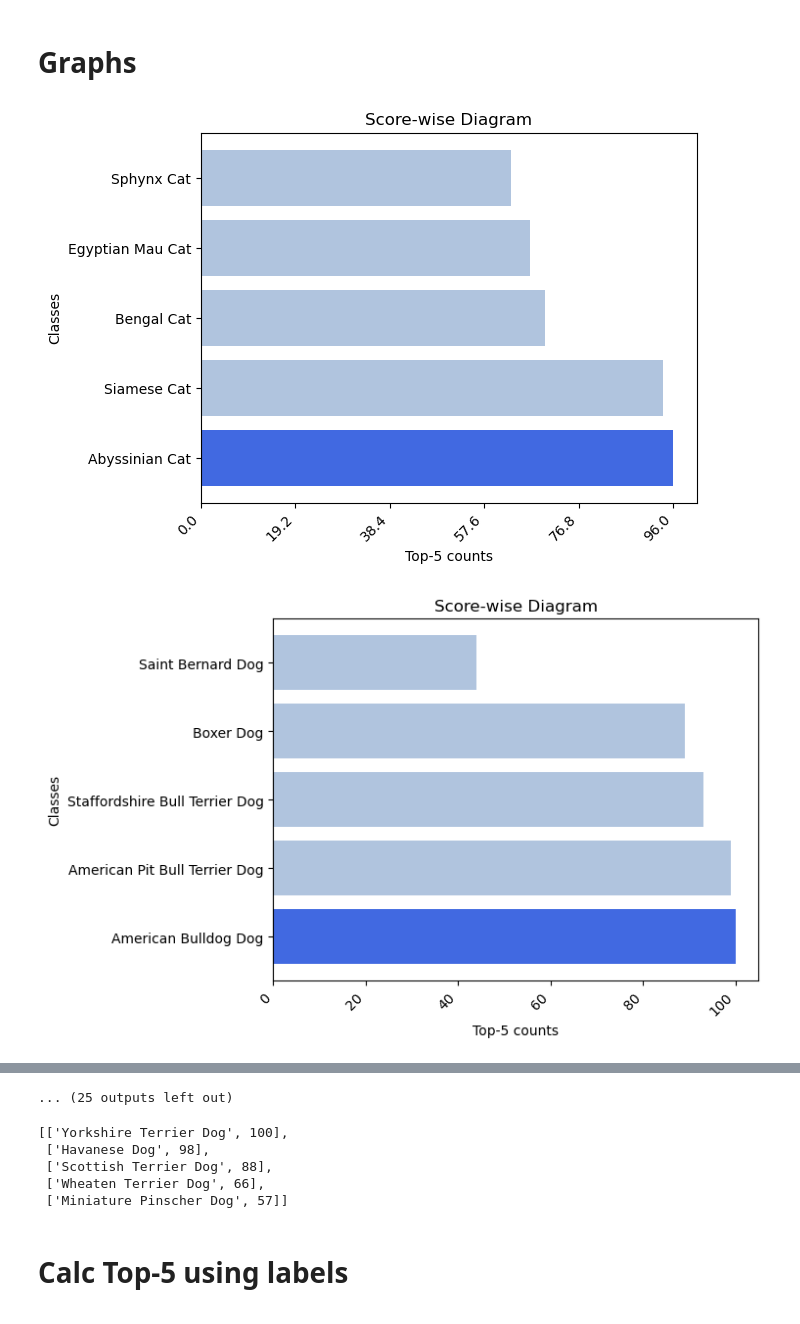
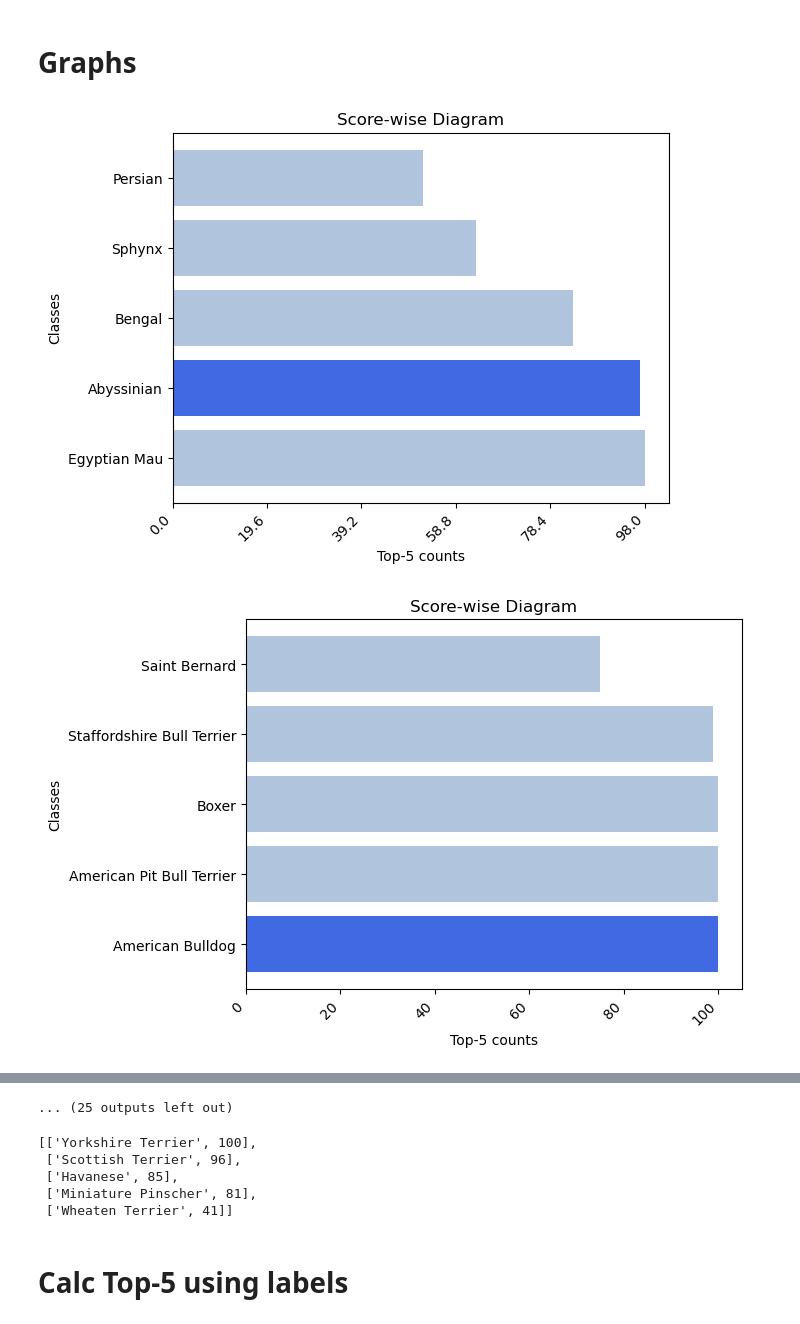
Before and after one commit to kushagra414/classify_by_description_release, a Jupyter notebook: Cacl_mean_std Oxford Pets.ipynb, the cells around one changed output, grey strips where cells are left out. Cells and saved outputs as stored; diff of their text form; code cells hidden in the pictures.

```diff
--- a/Cacl_mean_std Oxford Pets.ipynb
+++ b/Cacl_mean_std Oxford Pets.ipynb
@@ -252,11 +230,11 @@ def create_graph(actual_label, top5_pred):
     # Show the plot
     plt.show()
 # %%
-with open('top5.txt', 'r') as file:
+with open('oxpet_top5.json', 'r') as file:
     top5 = json.load(file)
 
 for class_ in top5.keys():
     create_graph(class_, top5[class_][0:5])
 # %% [output]
-[figure, old version]
+[figure, new version]
-[figure, old version]
+[figure, new version]
@@ -274,10 +252,10 @@ for class_ in top5.keys():
 # %%
 top5[class_][0:5]
 # %% [output]
-[['Yorkshire Terrier Dog', 100],
- ['Havanese Dog', 98],
- ['Scottish Terrier Dog', 88],
- ['Wheaten Terrier Dog', 66],
- ['Miniature Pinscher Dog', 57]]
+[['Yorkshire Terrier', 100],
+ ['Scottish Terrier', 96],
+ ['Havanese', 85],
+ ['Miniature Pinscher', 81],
+ ['Wheaten Terrier', 41]]
 # %% [markdown]
 # Calc Top-5 using labels
```
Also changed, not shown: parts of 12 cells of this notebook, 15 other files.
